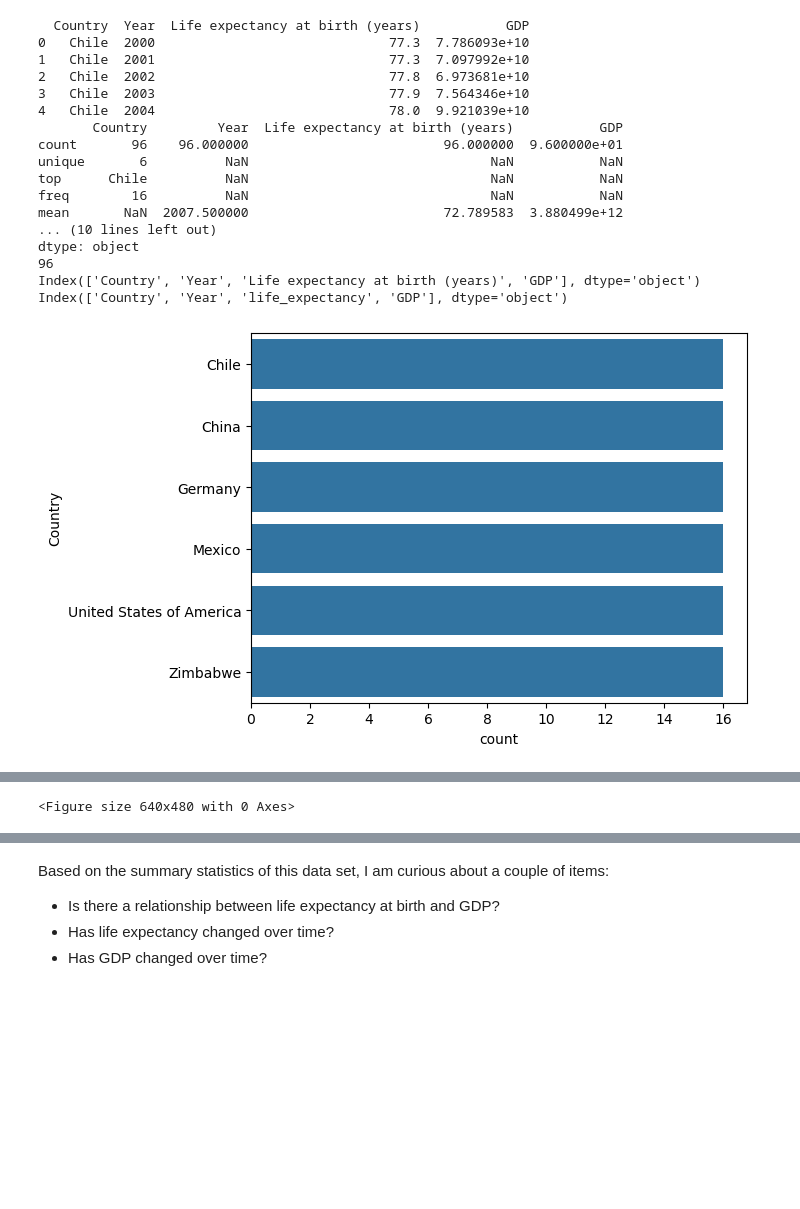
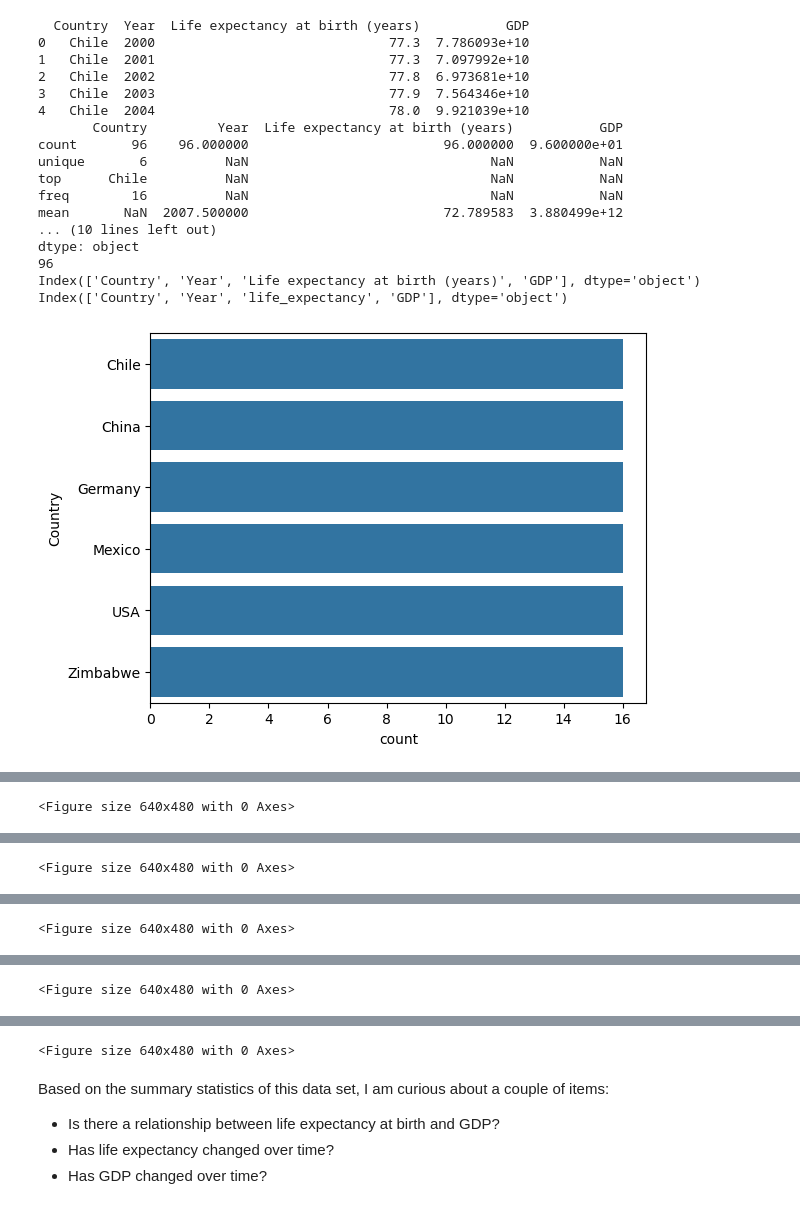
Before and after one commit to moneill717/data_science_portfolio, a Jupyter notebook: Portfolio Projects/Life-Expectancy-and-GDP-Starter/life_expectancy_gdp.ipynb, the cells around one changed output, grey strips where cells are left out. Saved outputs shown, nothing was run; the diff lists cells and outputs as text; code cells hidden in the pictures; blank space fills up the shorter version.

Commit message:
Conpleted life expectancy and GDP portfolio project

```diff
--- a/Portfolio Projects/Life-Expectancy-and-GDP-Starter/life_expectancy_gdp.ipynb
+++ b/Portfolio Projects/Life-Expectancy-and-GDP-Starter/life_expectancy_gdp.ipynb
@@ -13,33 +13,101 @@ print(all_data.columns)
 all_data.rename(columns = {
   "Life expectancy at birth (years)":"life_expectancy"},inplace=True)
 print(all_data.columns)
-all_data.replace("United States of America","USA")
+all_data.Country = all_data.Country.replace("United States of America","USA")
 
 sns.countplot(all_data.Country)
 plt.show()
 plt.clf()
 
-countries = all_data.Country.unique()
 sns.boxplot(data=all_data, x="Country", y="life_expectancy")
 plt.xticks(rotation=30)
 plt.show()
 plt.clf()
+
+plt.figure(figsize=(10,8))
+plt.subplot(1,2,1)
+sns.boxplot(data=all_data, x="Country", y="life_expectancy")
+plt.xticks(rotation=30)
+
+plt.subplot(1,2,2)
+sns.boxplot(data=all_data,x="Country",y="GDP")
+plt.xticks(rotation=30)
+
+plt.subplots_adjust(wspace=0.4)
+
+plt.show()
+plt.clf()
+
+plt.figure(figsize=(12,10))
+i = 1
+countries = all_data.Country.unique()
+for country in countries:
+    plt.subplot(2,3,i)
+    i += 1
+    plt.scatter(all_data.Year[all_data.Country == country],all_data.life_expectancy[all_data.Country == country])
+    plt.xlabel("Year")
+    plt.ylabel("Life Expectancy at Birth [yr]")
+    plt.title(country)
+    if country == "Zimbabwe":
+        plt.axis([1998,2017,40,82])
+    else:
+        plt.axis([1998,2017,70,82])
+
+plt.subplots_adjust(wspace=0.3,hspace=0.3)
+plt.show()
+plt.clf()
+
+plt.figure(figsize=(12,10))
+i = 1
+for country in countries:
+    plt.subplot(2,3,i)
+    i += 1
+    plt.scatter(all_data.Year[all_data.Country == country],all_data.GDP[all_data.Country == country])
+    plt.xlabel("Year")
+    plt.ylabel("Life Expectancy at Birth [yr]")
+    plt.title(country)
+    #if country == "Zimbabwe":
+        #plt.axis([1998,2017,40,82])
+    #else:
+        #plt.axis([1998,2017,70,82])
+
+plt.subplots_adjust(wspace=0.3,hspace=0.3)
+plt.show()
+plt.clf()
+
+plt.figure(figsize=(12,10))
+i = 1
+for country in countries:
+    plt.subplot(2,3,i)
+    i += 1
+    plt.scatter(all_data.GDP[all_data.Country == country],all_data.life_expectancy[all_data.Country == country])
+    plt.xlabel("GDP")
+    plt.ylabel("Life Expectancy at Birth [yr]")
+    plt.title(country)
+    #if country == "Zimbabwe":
+        #plt.axis([1998,2017,40,82])
+    #else:
+        #plt.axis([1998,2017,70,82])
+
+plt.subplots_adjust(wspace=0.3,hspace=0.3)
+plt.show()
+plt.clf()
 # %% [output]
   Country  Year  Life expectancy at birth (years)           GDP
 0   Chile  2000                              77.3  7.786093e+10
 1   Chile  2001                              77.3  7.097992e+10
 2   Chile  2002                              77.8  6.973681e+10
 3   Chile  2003                              77.9  7.564346e+10
 4   Chile  2004                              78.0  9.921039e+10
        Country         Year  Life expectancy at birth (years)           GDP
 count       96    96.000000                         96.000000  9.600000e+01
 unique       6          NaN                               NaN           NaN
 top      Chile          NaN                               NaN           NaN
 freq        16          NaN                               NaN           NaN
 mean       NaN  2007.500000                         72.789583  3.880499e+12
 ... (10 lines left out)
 dtype: object
 96
 Index(['Country', 'Year', 'Life expectancy at birth (years)', 'GDP'], dtype='object')
 Index(['Country', 'Year', 'life_expectancy', 'GDP'], dtype='object')
-[figure, old version]
+[figure, new version]
@@ -47,0 +117 @@ Index(['Country', 'Year', 'life_expectancy', 'GDP'], dtype='object')
+<Figure size 640x480 with 0 Axes>
@@ -47,0 +119 @@ Index(['Country', 'Year', 'life_expectancy', 'GDP'], dtype='object')
+<Figure size 640x480 with 0 Axes>
@@ -47,0 +121 @@ Index(['Country', 'Year', 'life_expectancy', 'GDP'], dtype='object')
+<Figure size 640x480 with 0 Axes>
@@ -48,3 +123,4 @@ Index(['Country', 'Year', 'life_expectancy', 'GDP'], dtype='object')
+<Figure size 640x480 with 0 Axes>
 # %% [markdown]
 Based on the summary statistics of this data set, I am curious about a couple of items:
 * Is there a relationship between life expectancy at birth and GDP?
```
Also changed, not shown: parts of 1 cell of this notebook.
